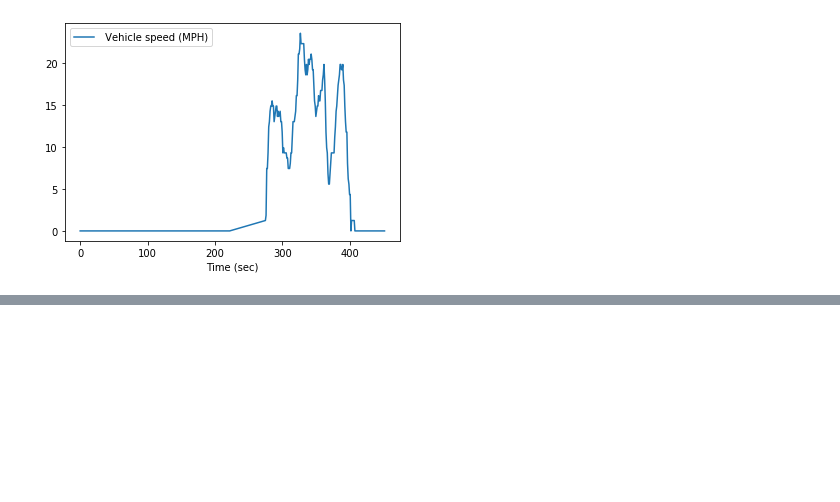
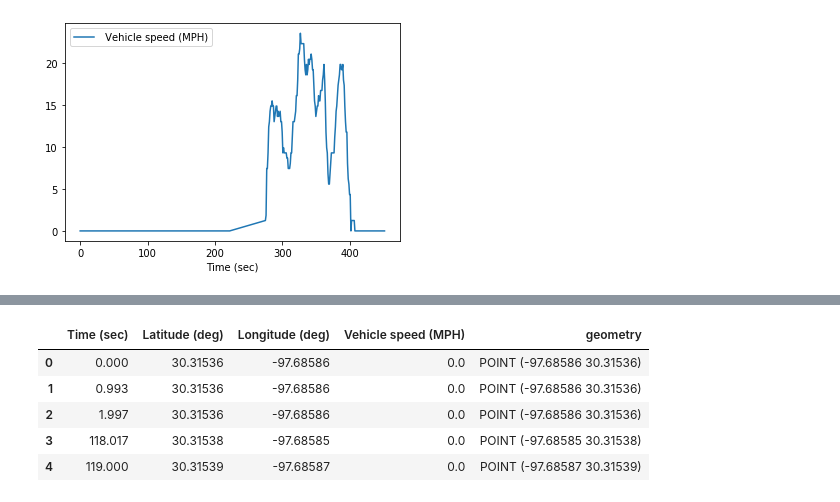
Before and after one commit to dj-betts/prius-obd, a Jupyter notebook: prius-eda.ipynb, the cells around one changed output, grey strips where cells are left out. Cells and saved outputs as stored; diff of their text form; code cells hidden in the pictures; blank space fills up the shorter version.

```diff
--- a/prius-eda.ipynb
+++ b/prius-eda.ipynb
@@ -40,0 +64,9 @@ data.plot.line(x='Time (sec)',y=' Vehicle speed (MPH)')
+# %%
+geo_df.head()
+# %% [output]
+|  | Time (sec) | Latitude (deg) | Longitude (deg) | Vehicle speed (MPH) | geometry |
+| 0 | 0.000 | 30.31536 | -97.68586 | 0.0 | POINT (-97.68586 30.31536) |
+| 1 | 0.993 | 30.31536 | -97.68586 | 0.0 | POINT (-97.68586 30.31536) |
+| 2 | 1.997 | 30.31536 | -97.68586 | 0.0 | POINT (-97.68586 30.31536) |
+| 3 | 118.017 | 30.31538 | -97.68585 | 0.0 | POINT (-97.68585 30.31538) |
+| 4 | 119.000 | 30.31539 | -97.68587 | 0.0 | POINT (-97.68587 30.31539) |
```
Also changed, not shown: parts of 8 cells of this notebook.
